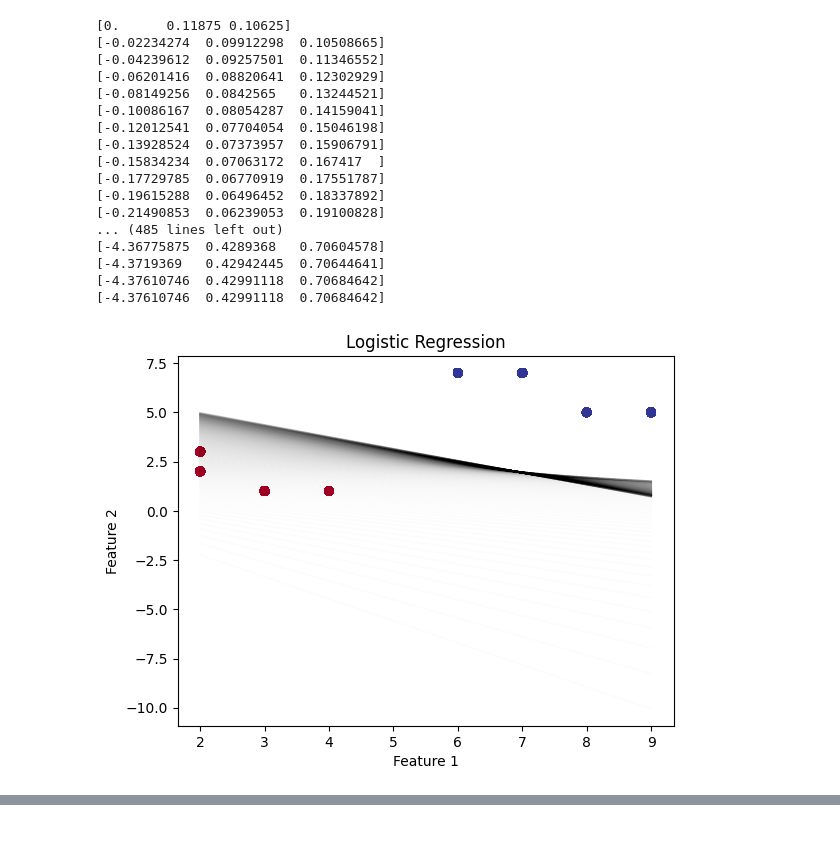
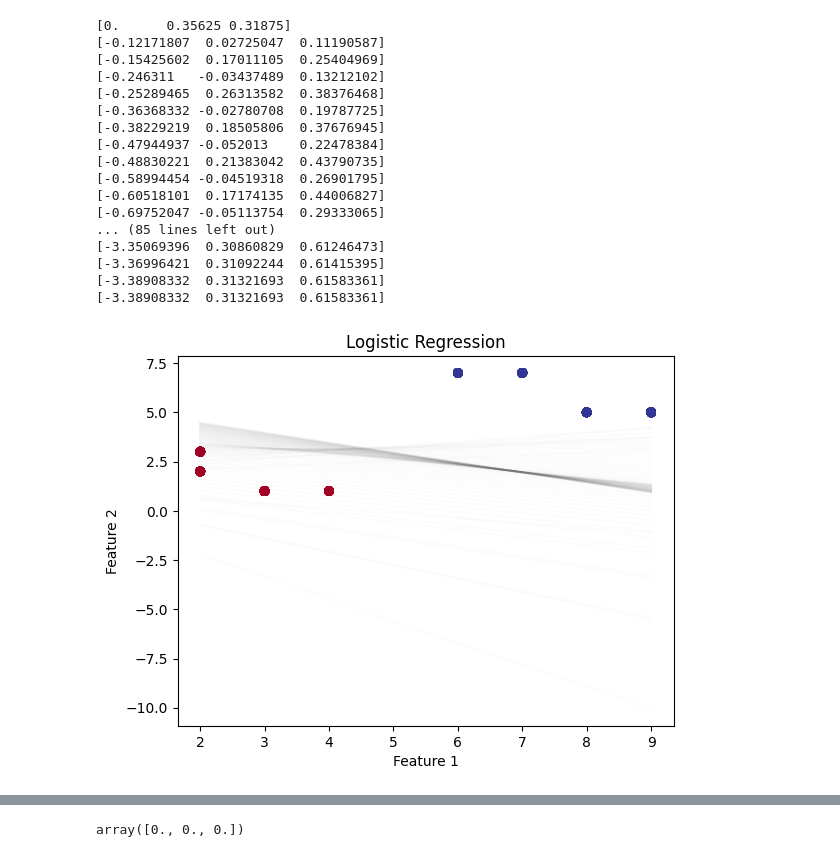
Before and after one commit to sukjin1/ed, a Jupyter notebook: logistic_regression.ipynb, the cells around one changed output, grey strips where cells are left out. Drawn from its saved outputs; the diff is of its cells as text; code cells hidden in the pictures.

```diff
--- a/logistic_regression.ipynb
+++ b/logistic_regression.ipynb
@@ -27,50 +27,50 @@ def gradient_descent(x, y, learning_rate, num_iterations):
         y_boundary = -(theta[0] + theta[1] * x_boundary) / theta[2]
         plt.plot(x_boundary, y_boundary, 'k-', alpha=0.01)
         plt.xlabel('Feature 1')
         plt.ylabel('Feature 2')
         plt.title('Logistic Regression')
 #        plt.show()
 
     return theta
 
 # Data preparation
 x = np.array([[2, 3], [4, 1],[2, 2], [3, 1], [6, 7], [8, 5], [7, 7], [9, 5]])  # Input variable (2-dimensional features)
 y = np.array([0, 0, 0, 0, 1, 1, 1, 1])  # Output variable (binary labels)
 
 # Hyperparameter settings
-learning_rate = 0.1
-num_iterations = 500
+learning_rate = 0.3
+num_iterations = 100
 
 # Gradient descent execution
 theta = gradient_descent(x, y, learning_rate, num_iterations)
 
 print(theta)
 # Plotting the data points and decision boundary
 plt.show()
 plt.scatter(x[:, 0], x[:, 1], c=y, cmap=plt.cm.RdYlBu)
 x_boundary = np.array([np.min(x[:, 0]), np.max(x[:, 0])])
 y_boundary = -(theta[0] + theta[1] * x_boundary) / theta[2]
 plt.plot(x_boundary, y_boundary, 'k-', alpha=0.1)
 plt.xlabel('Feature 1')
 plt.ylabel('Feature 2')
 plt.title('Logistic Regression')
 plt.show()
 # %% [output]
-[0.      0.11875 0.10625]
-[-0.02234274  0.09912298  0.10508665]
-[-0.04239612  0.09257501  0.11346552]
-[-0.06201416  0.08820641  0.12302929]
-[-0.08149256  0.0842565   0.13244521]
-[-0.10086167  0.08054287  0.14159041]
-[-0.12012541  0.07704054  0.15046198]
-[-0.13928524  0.07373957  0.15906791]
-[-0.15834234  0.07063172  0.167417  ]
-[-0.17729785  0.06770919  0.17551787]
-[-0.19615288  0.06496452  0.18337892]
-[-0.21490853  0.06239053  0.19100828]
-... (485 lines left out)
-[-4.36775875  0.4289368   0.70604578]
-[-4.3719369   0.42942445  0.70644641]
-[-4.37610746  0.42991118  0.70684642]
-[-4.37610746  0.42991118  0.70684642]
+[0.      0.35625 0.31875]
+[-0.12171807  0.02725047  0.11190587]
+[-0.15425602  0.17011105  0.25404969]
+[-0.246311   -0.03437489  0.13212102]
+[-0.25289465  0.26313582  0.38376468]
+[-0.36368332 -0.02780708  0.19787725]
+[-0.38229219  0.18505806  0.37676945]
+[-0.47944937 -0.052013    0.22478384]
+[-0.48830221  0.21383042  0.43790735]
+[-0.58994454 -0.04519318  0.26901795]
+[-0.60518101  0.17174135  0.44006827]
+[-0.69752047 -0.05113754  0.29333065]
+... (85 lines left out)
+[-3.35069396  0.30860829  0.61246473]
+[-3.36996421  0.31092244  0.61415395]
+[-3.38908332  0.31321693  0.61583361]
+[-3.38908332  0.31321693  0.61583361]
-[figure, old version]
+[figure, new version]
@@ -77,0 +85,4 @@ plt.show()
+# %%
+theta
+# %% [output]
+array([0., 0., 0.])
```
Also changed, not shown: parts of 13 cells of this notebook.
